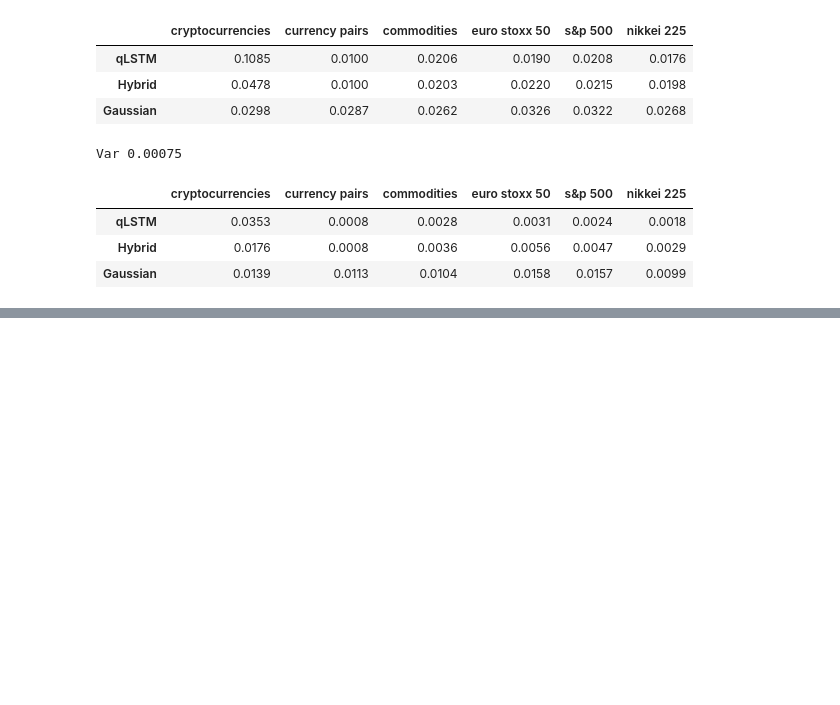
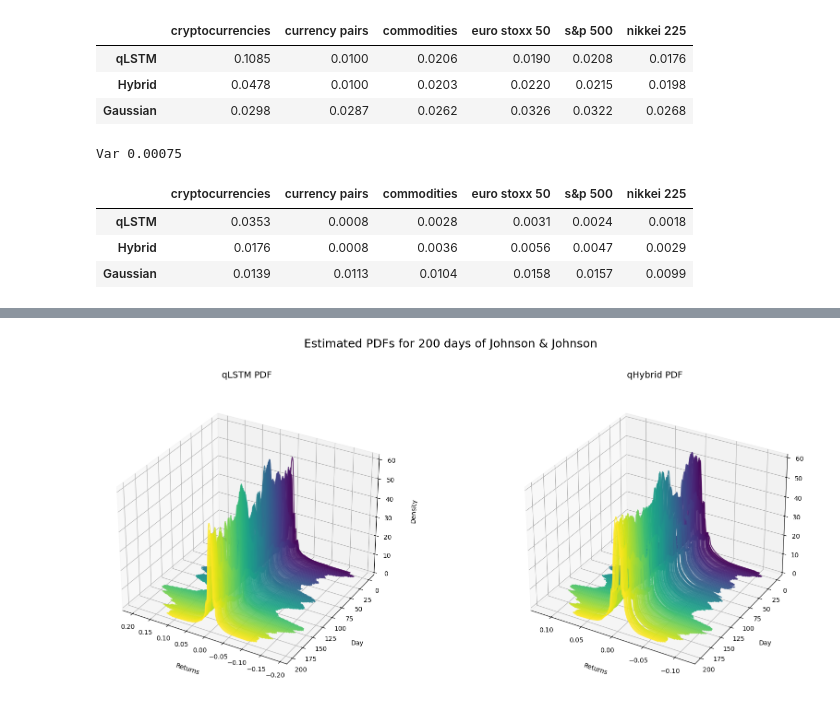
Before and after one commit to izzak98/dist-pred, a Jupyter notebook: results.ipynb, the cells around one changed output, grey strips where cells are left out. Cells and saved outputs as stored; diff of their text form; code cells hidden in the pictures; blank space fills up the shorter version.

```diff
--- a/results.ipynb
+++ b/results.ipynb
@@ -720,0 +741,77 @@ Var 0.00075
+# %%
+import matplotlib.pyplot as plt
+import numpy as np
+from mpl_toolkits.mplot3d import Axes3D
+from matplotlib import cm, colors
+from scipy.stats import norm  # Assuming norm.ppf is imported from scipy.stats
+
+# Create the figure and two 3D axes
+fig = plt.figure(figsize=(18, 8))
+ax1 = fig.add_subplot(121, projection='3d')  # Left plot for original PDF
+ax2 = fig.add_subplot(122, projection='3d')  # Right plot for hybrid PDF
+
+# Number of curves to plot
+num_curves = 200
+
+# Add a colormap to differentiate the curves by quantile index
+cmap = cm.get_cmap("viridis", num_curves)
+norm_colors = colors.Normalize(vmin=0, vmax=num_curves)  # Normalize for color mapping
+
+# Plot for the original PDF
+for i in range(num_curves):
+    sub_quants = test_values["s&p 500"]["all_pred_quantiles"][-i]
+    sub_grid, sub_pdf, _ = generate_smooth_pdf(sub_quants, np.array(taus), **best_lstm_pdf_params)
+
+    ax1.plot(
+        sub_grid,
+        sub_pdf,
+        zs=i,
+        zdir='y',
+        color=cmap(norm_colors(i)),
+        linewidth=1.5,
+        alpha=0.8
+    )
+
+# Plot for the hybrid PDF
+for i in range(num_curves):
+    sub_quants = test_values["s&p 500"]["all_pred_quantiles"][-i]
+    sub_mean = np.mean(test_values["s&p 500"]["observed_returns"][-i])
+    sub_std = np.std(test_values["s&p 500"]["observed_returns"][-i])
+    sub_base_quantiles = norm.ppf(np.array(taus), loc=sub_mean, scale=sub_std)
+    sub_hybrid_quantiles = (sub_quants + sub_base_quantiles) / 2
+    sub_hybrid_grid, sub_hybrid_pdf, _ = generate_smooth_pdf(sub_hybrid_quantiles, np.array(taus), **best_hybrid_pdf_params)
+
+    ax2.plot(
+        sub_hybrid_grid,
+        sub_hybrid_pdf,
+        zs=i,
+        zdir='y',
+        color=cmap(norm_colors(i)),
+        linewidth=1.5,
+        alpha=0.8
+    )
+
+# Customize the first plot (Original PDF)
+ax1.set_xlabel('Returns', labelpad=15)
+ax1.set_ylabel('Day', labelpad=15)
+ax1.set_zlabel('Density', labelpad=15)
+ax1.set_title("qLSTM PDF", fontsize=14, pad=20)
+ax1.grid(True, linestyle='--', linewidth=0.5, alpha=0.7)
+ax1.view_init(elev=30, azim=120)
+
+# Customize the second plot (Hybrid PDF)
+ax2.set_xlabel('Returns', labelpad=15)
+ax2.set_ylabel('Day', labelpad=15)
+ax2.set_zlabel('Density', labelpad=15)
+ax2.set_title("qHybrid PDF", fontsize=14, pad=20)
+ax2.grid(True, linestyle='--', linewidth=0.5, alpha=0.7)
+ax2.view_init(elev=30, azim=120)
+
+# Add an overarching title for the figure
+fig.suptitle(f"Estimated PDFs for {num_curves} days of Johnson & Johnson", fontsize=18, y=0.95)
+
+# Adjust layout and show the plots
+plt.tight_layout(rect=[0, 0, 1, 0.93])  # Reserve space for the suptitle
+plt.show()
+# %% [output]
+[figure, added]
```
Also changed, not shown: parts of 6 cells of this notebook.
